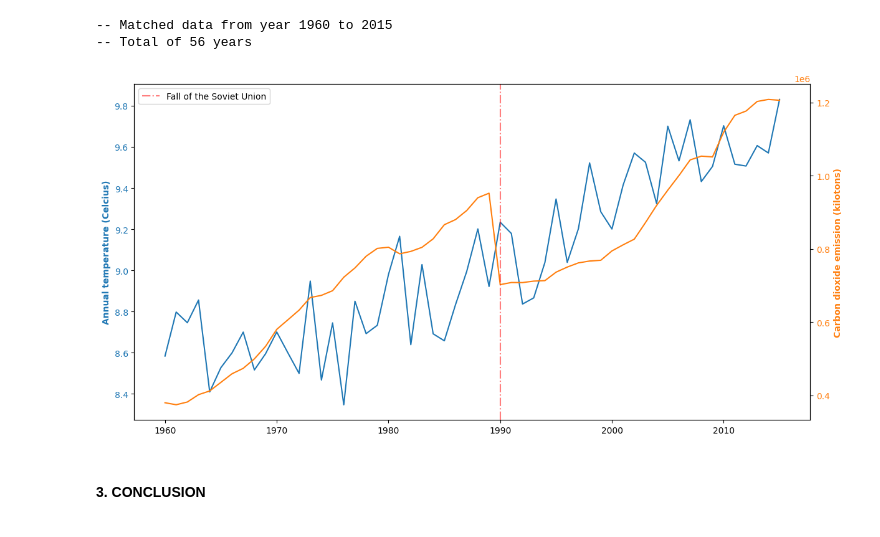
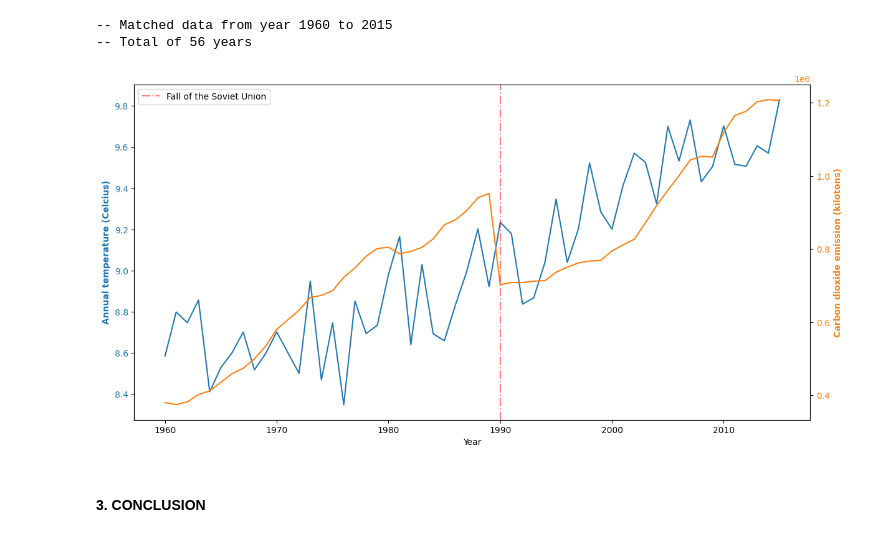
Before and after one commit to TGHuybu/AirPollutionAnalysis, a Jupyter notebook: GlobalWarmingAnalysis.ipynb, the cells around one changed output. Drawn from its saved outputs; the diff is of its cells as text; code cells hidden in the pictures.

Commit message:
minor plot fix

```diff
--- a/GlobalWarmingAnalysis.ipynb
+++ b/GlobalWarmingAnalysis.ipynb
@@ -169,27 +169,28 @@ print(f"-- Total of {end_year - start_year + 1} years")
 # %%
 matched_years = np.arange(start_year, end_year + 1)
 
 fig, ax_temp = plt.subplots()
 
 ax_temp.plot(matched_years, globtemp_matched["LandAverageTemperature"], color="tab:blue")
+ax_temp.set_xlabel("Year")
 ax_temp.set_ylabel("Annual temperature (Celcius)", color="tab:blue", fontweight="bold")
 ax_temp.tick_params(axis='y', labelcolor="tab:blue")
 
 ax_co2 = ax_temp.twinx()
 ax_co2.plot(matched_years, co2_emission_matched["value"], color="tab:orange")
 ax_co2.set_ylabel("Carbon dioxide emission (kilotons)", color="tab:orange", fontweight="bold")
 ax_co2.tick_params(axis='y', labelcolor="tab:orange")
 
 plt.axvline(1990, color="red", alpha=0.5, linestyle="-.", label="Fall of the Soviet Union")
 
 plt.legend()
 
 fig = plt.gcf()
 fig.set_size_inches((14, 7))
 
 plt.show()
 # %% [output]
-[figure, old version]
+[figure, new version]
 # %% [markdown]
 #### **3. CONCLUSION**
 # %% [markdown]
```
Also changed, not shown: parts of 3 cells of this notebook.
